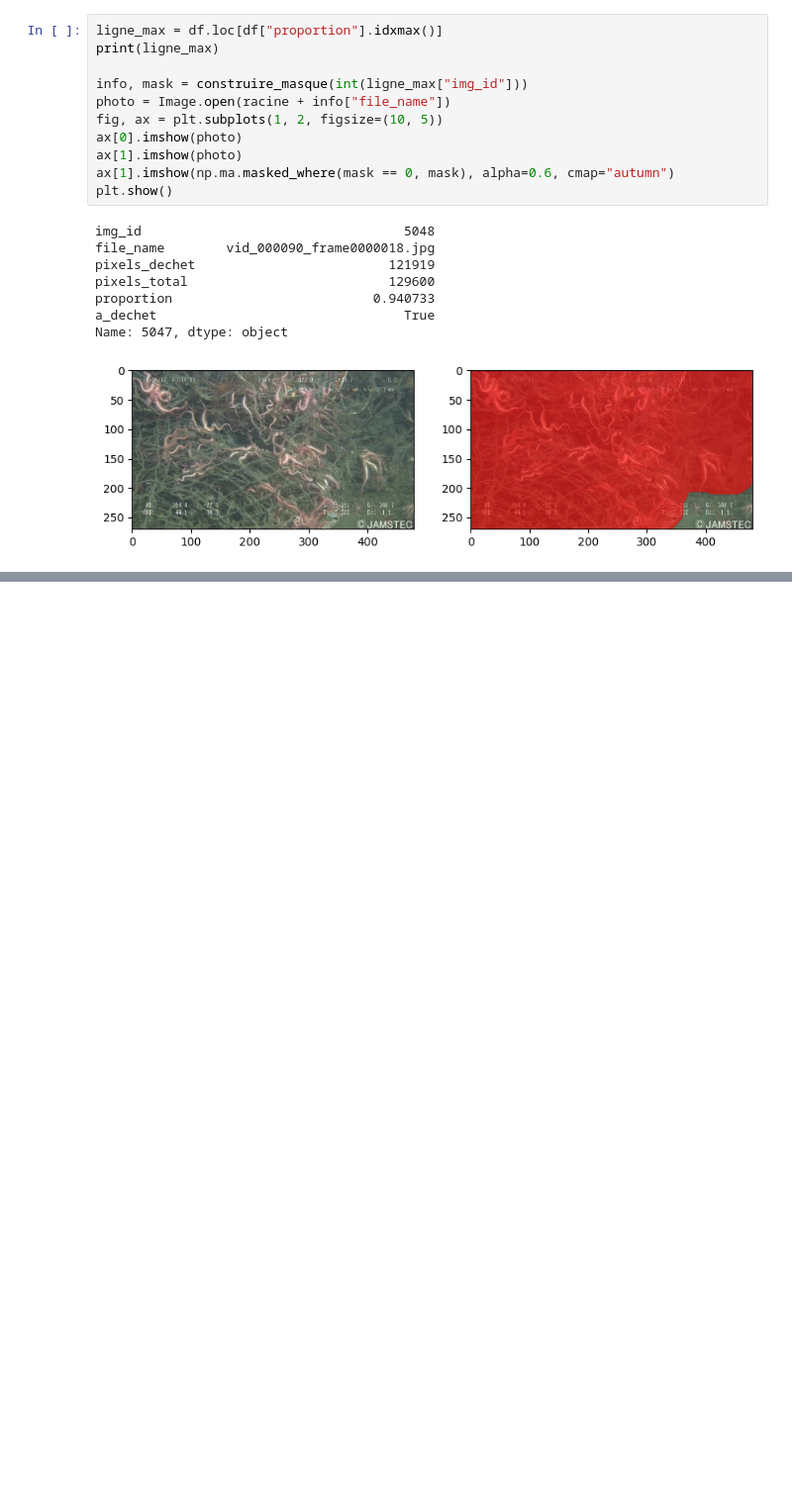
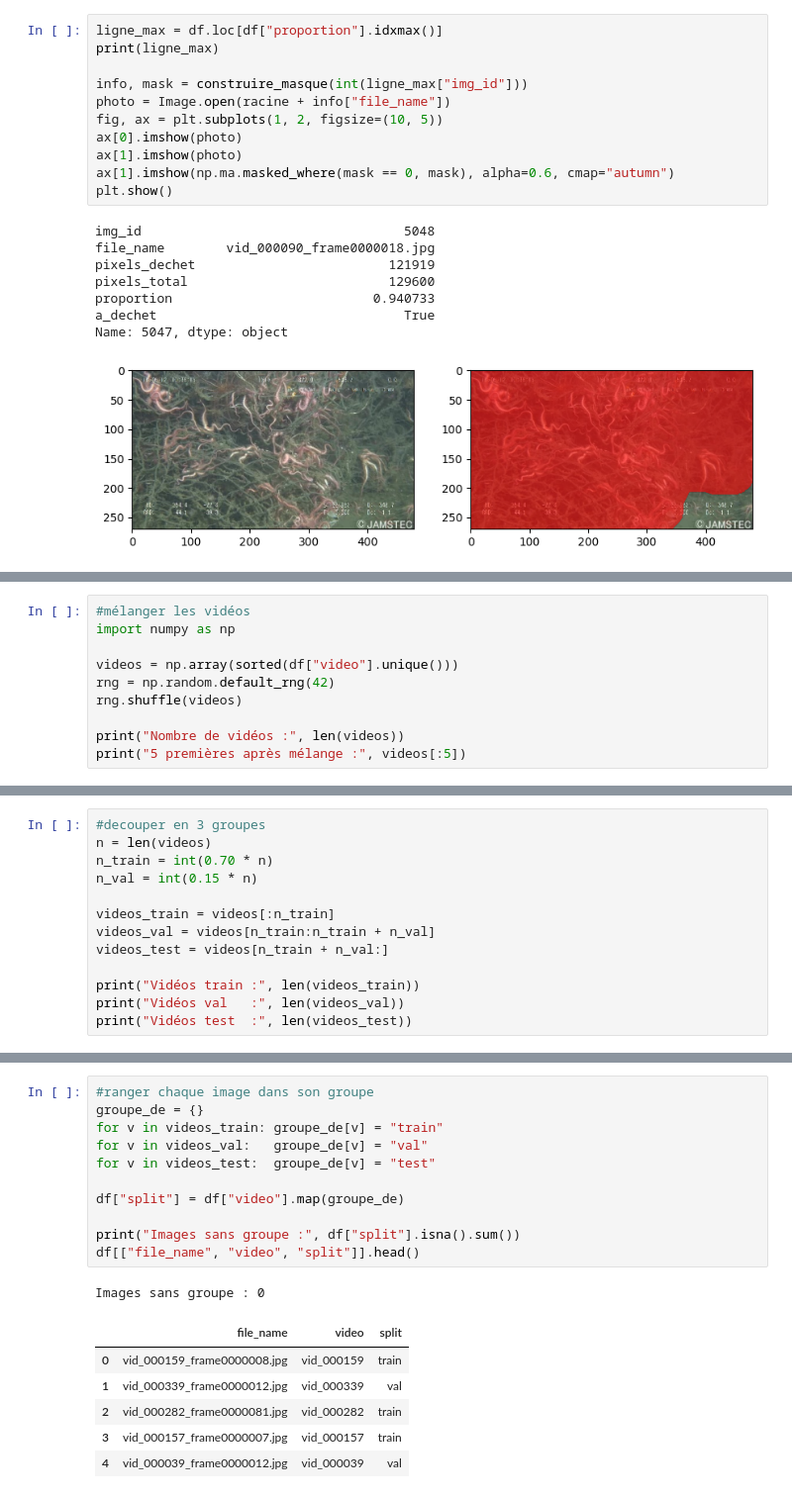
Before and after one commit to soualiloubna23-eng/Projet_DeepSea-Vision, a Jupyter notebook: exploration_donnes.ipynb, the cells around one changed output, grey strips where cells are left out. Shown at 99% size. Saved outputs shown, nothing was run; the diff lists cells and outputs as text; blank space fills up the shorter version.

```diff
--- a/exploration_donnes.ipynb
+++ b/exploration_donnes.ipynb
@@ -305,0 +363,10 @@ Name: 5047, dtype: object
+# %%
+#mélanger les vidéos
+import numpy as np
+
+videos = np.array(sorted(df["video"].unique()))
+rng = np.random.default_rng(42)
+rng.shuffle(videos)
+
+print("Nombre de vidéos :", len(videos))
+print("5 premières après mélange :", videos[:5])
@@ -305,0 +376,13 @@ Name: 5047, dtype: object
+# %%
+#decouper en 3 groupes
+n = len(videos)
+n_train = int(0.70 * n)
+n_val = int(0.15 * n)
+
+videos_train = videos[:n_train]
+videos_val = videos[n_train:n_train + n_val]
+videos_test = videos[n_train + n_val:]
+
+print("Vidéos train :", len(videos_train))
+print("Vidéos val   :", len(videos_val))
+print("Vidéos test  :", len(videos_test))
@@ -305,0 +405,19 @@ Name: 5047, dtype: object
+# %%
+#ranger chaque image dans son groupe
+groupe_de = {}
+for v in videos_train: groupe_de[v] = "train"
+for v in videos_val:   groupe_de[v] = "val"
+for v in videos_test:  groupe_de[v] = "test"
+
+df["split"] = df["video"].map(groupe_de)
+
+print("Images sans groupe :", df["split"].isna().sum())
+df[["file_name", "video", "split"]].head()
+# %% [output]
+Images sans groupe : 0
+|  | file_name | video | split |
+| 0 | vid_000159_frame0000008.jpg | vid_000159 | train |
+| 1 | vid_000339_frame0000012.jpg | vid_000339 | val |
+| 2 | vid_000282_frame0000081.jpg | vid_000282 | train |
+| 3 | vid_000157_frame0000007.jpg | vid_000157 | train |
+| 4 | vid_000039_frame0000012.jpg | vid_000039 | val |
```
Also changed, not shown: parts of 10 cells of this notebook, 3 other files.
